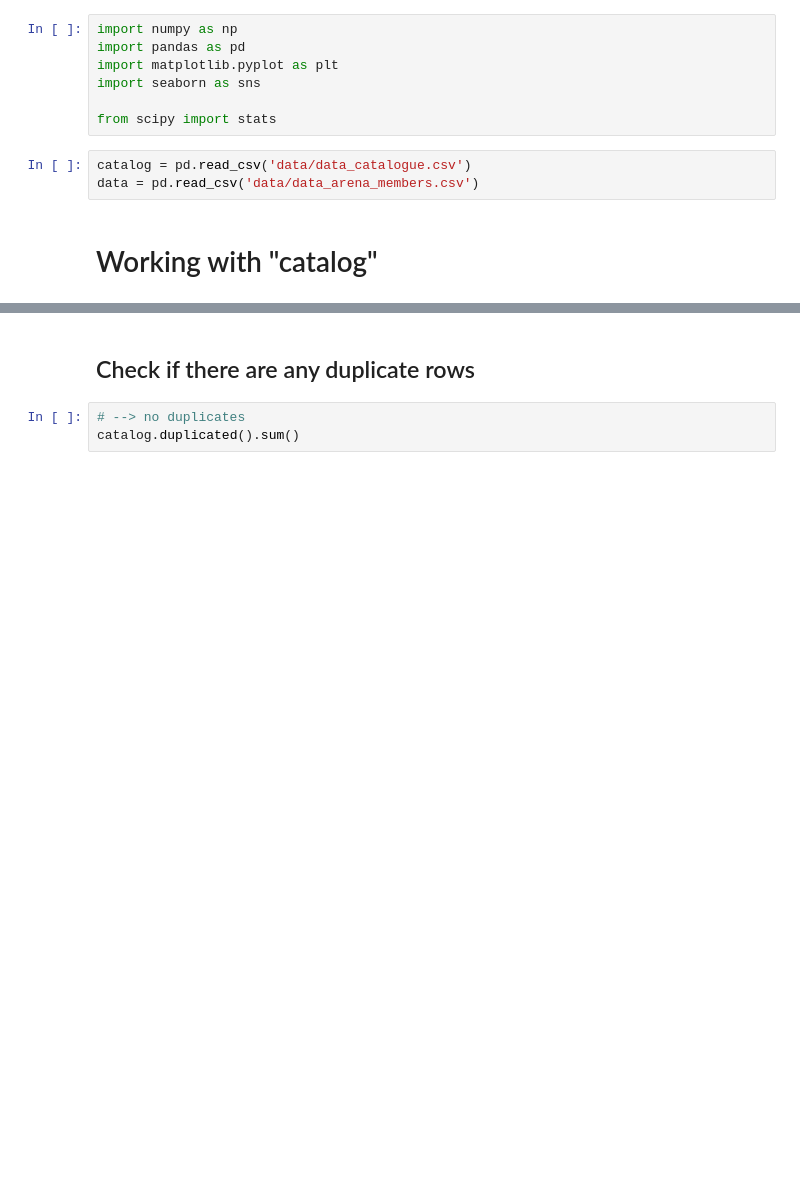
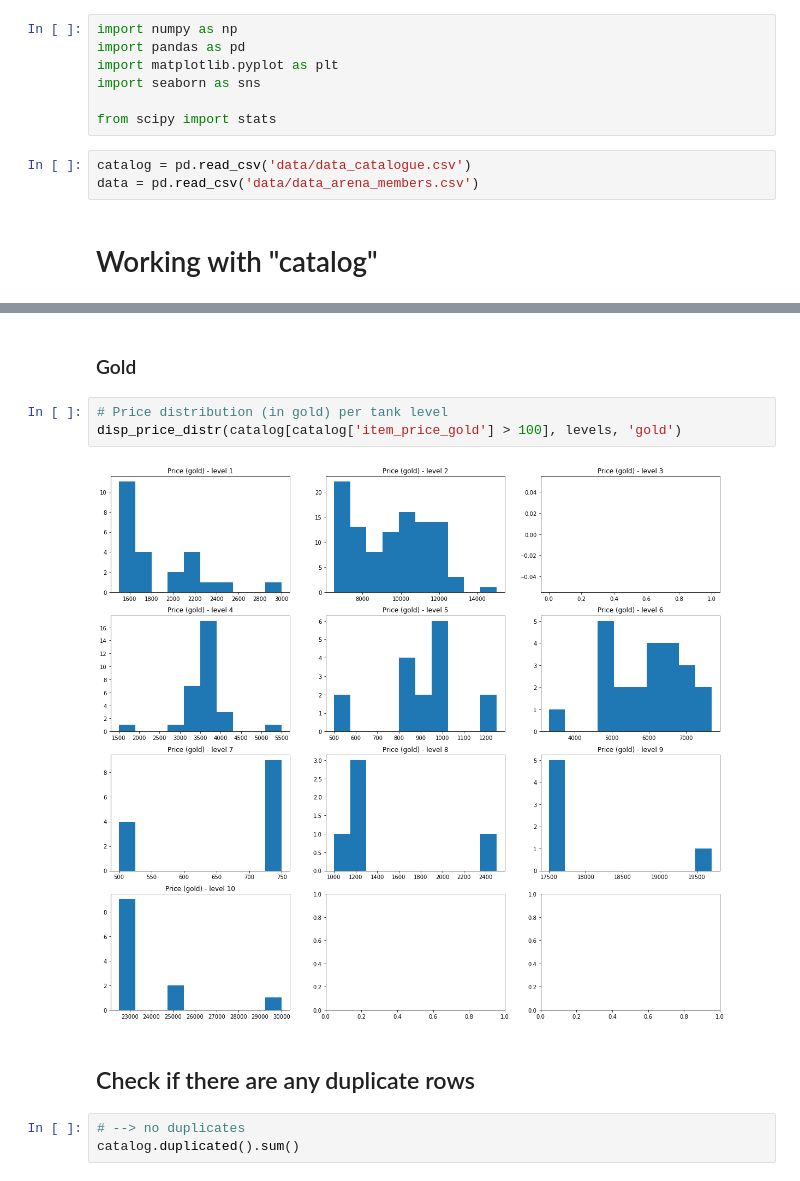
Before and after one commit to Egorka1/WG_Forge, a Jupyter notebook: WGProject.ipynb, the cells around one changed output, grey strips where cells are left out. Saved outputs shown, nothing was run; the diff lists cells and outputs as text; blank space fills up the shorter version.

```diff
--- a/WGProject.ipynb
+++ b/WGProject.ipynb
@@ -83,3 +105,10 @@ memory usage: 41.8+ KB
+# %% [markdown]
+### Gold
+# %%
+# Price distribution (in gold) per tank level
+disp_price_distr(catalog[catalog['item_price_gold'] > 100], levels, 'gold')
+# %% [output]
+[figure, added]
 # %% [markdown]
 ## Check if there are any duplicate rows
 # %%
```
Also changed, not shown: parts of 43 cells of this notebook.
